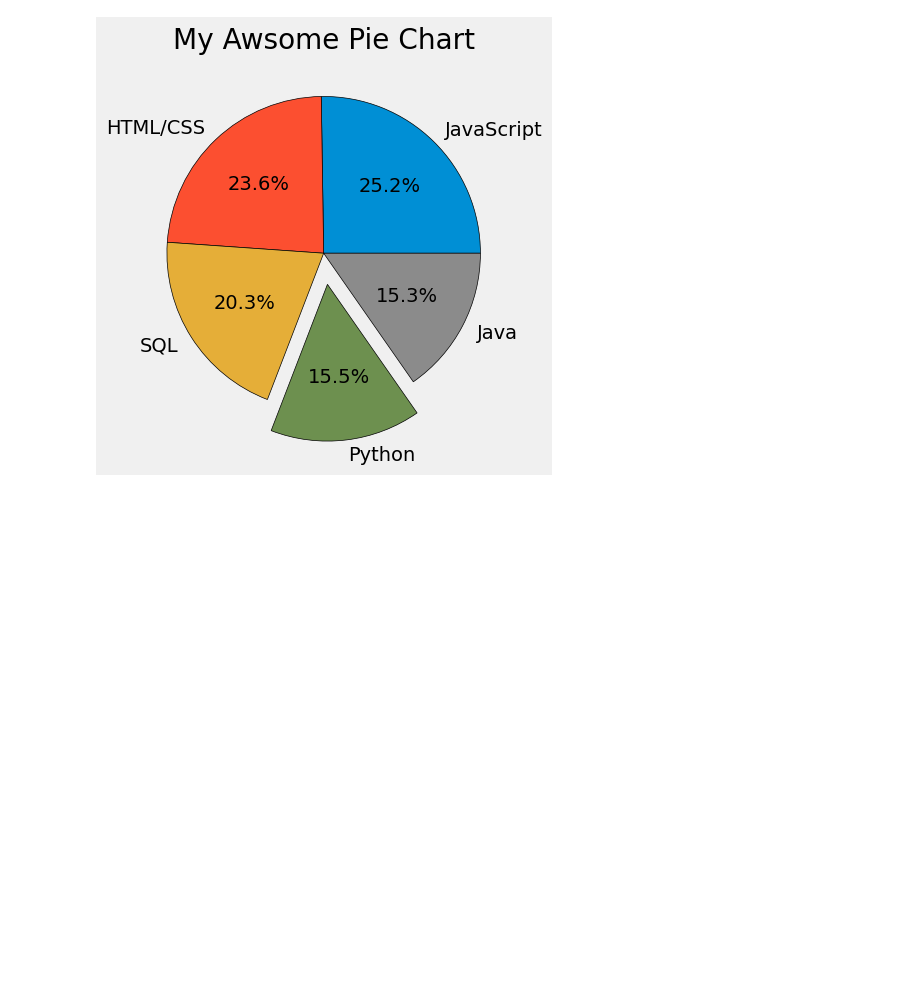
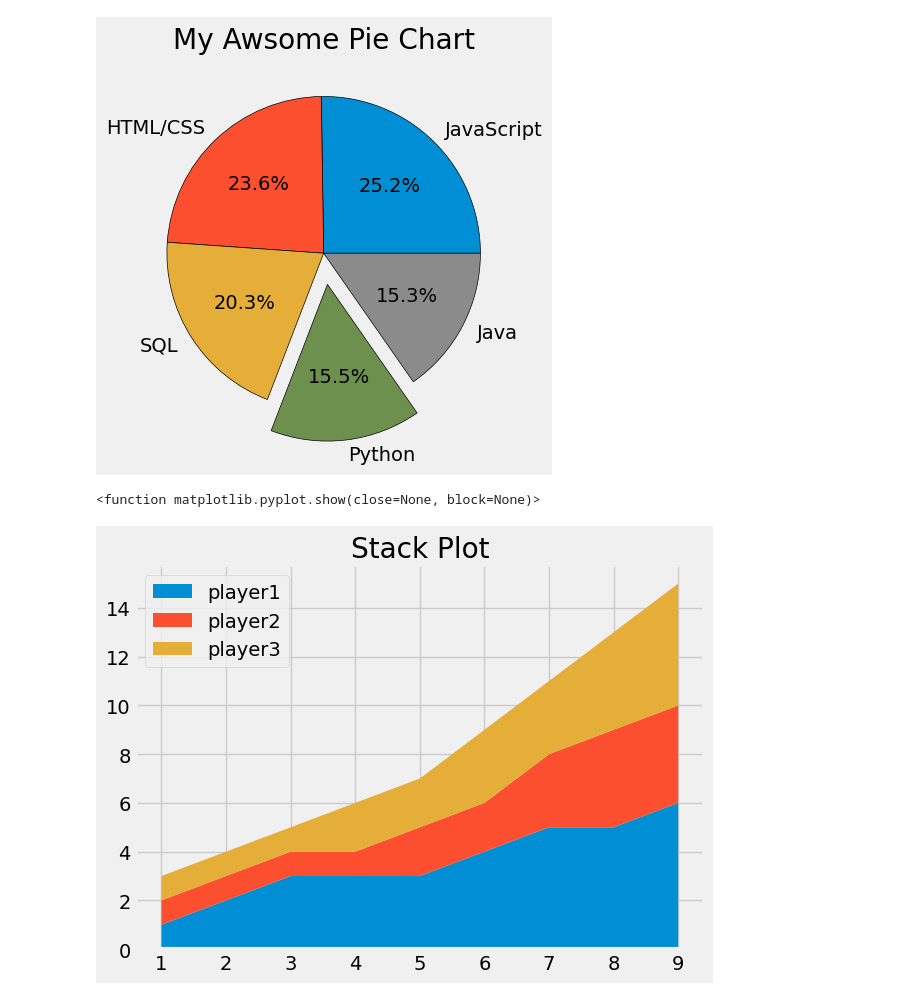
Before and after one commit to shayantimes/matplotlib-course, a Jupyter notebook: mpl_demo.ipynb, the cells around one changed output. Saved outputs shown, nothing was run; the diff lists cells and outputs as text; code cells hidden in the pictures; blank space fills up the shorter version.

Commit message:
Stack Plot Edition

```diff
--- a/mpl_demo.ipynb
+++ b/mpl_demo.ipynb
@@ -135,3 +135,22 @@ plt.tight_layout()
 plt.show()
 # %% [output]
 [figure]
+# %%
+# Data for Stack Plot
+minutes = [1, 2, 3, 4, 5, 6, 7, 8, 9]
+
+player1 = [1, 2, 3, 3, 3, 4, 5, 5, 6]
+player2 = [1, 1, 1, 1, 2, 2, 3, 4, 4]
+player3 = [1, 1, 1, 2, 2, 3, 3, 4, 5]
+
+labels = ['player1', 'player2', 'player3']
+
+plt.stackplot(minutes, player1, player2, player3, labels=labels)
+plt.legend(loc='upper left')
+
+plt.title('Stack Plot')
+plt.tight_layout()
+plt.show
+# %% [output]
+<function matplotlib.pyplot.show(close=None, block=None)>
+[figure, added]
```
